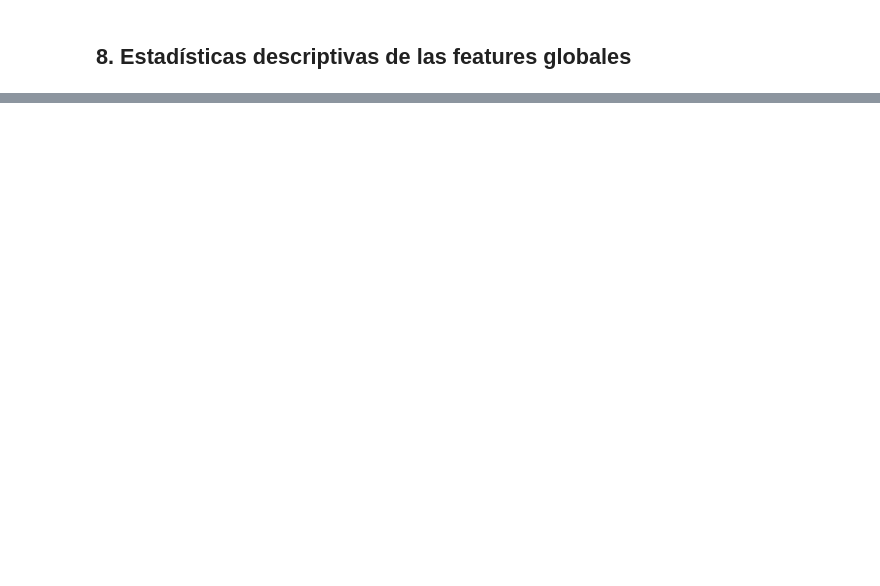
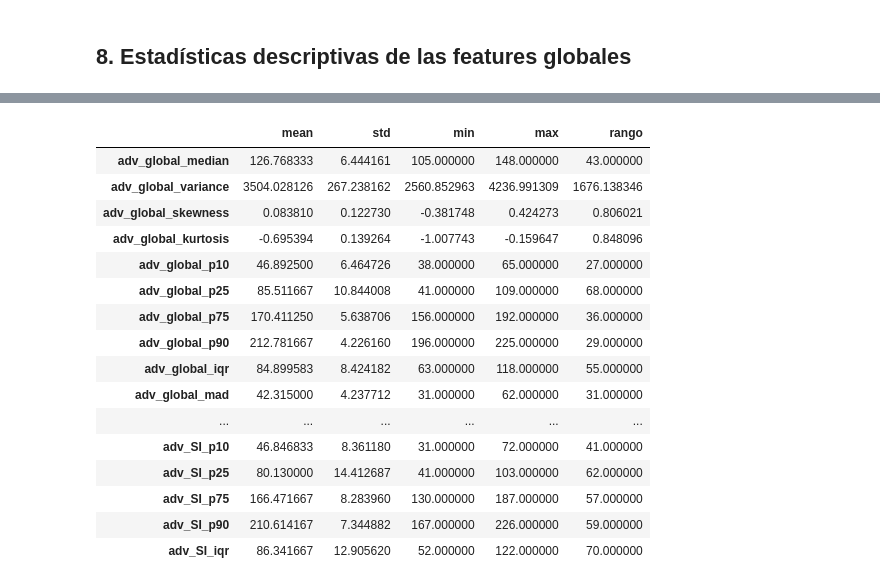
Before and after one commit to KevEstr/CAD_TBX11K, a Jupyter notebook: notebooks/05_Extraccion_Caracteristicas.ipynb, the cells around one changed output, grey strips where cells are left out. Saved outputs shown, nothing was run; the diff lists cells and outputs as text; code cells hidden in the pictures; blank space fills up the shorter version.

```diff
--- a/notebooks/05_Extraccion_Caracteristicas.ipynb
+++ b/notebooks/05_Extraccion_Caracteristicas.ipynb
@@ -332,0 +448,30 @@ tb      127.551 ± 4.268    59.7 ± 2.089  254.922 ± 0.268  5.396 ± 0.071
+# %%
+#9.2. Verificación de las nuevas características
+# Matriz únicamente con las nuevas características
+X_new = features_df[new_cols].copy()
+
+# Cantidad de valores problemáticos
+nan_count = X_new.isna().sum()
+inf_count = np.isinf(X_new).sum()
+
+# Número de valores diferentes por feature
+unique_count = X_new.nunique(dropna=True)
+
+# Features constantes
+constant_features = unique_count[unique_count <= 1].index.tolist()
+
+print('=== VERIFICACIÓN DE NUEVAS FEATURES ===')
+print(f'Total de features nuevas : {len(new_cols)}')
+print(f'Valores NaN              : {int(nan_count.sum())}')
+print(f'Valores infinitos        : {int(inf_count.sum())}')
+print(f'Features constantes      : {len(constant_features)}')
+
+if constant_features:
+    print('\nFeatures constantes encontradas:')
+    for feature in constant_features[:20]:
+        print(f'  - {feature}')
+
+    if len(constant_features) > 20:
+        print(f'  ... y {len(constant_features) - 20} adicionales')
+else:
+    print('\n✓ No se encontraron features constantes.')
@@ -332,0 +486,32 @@ tb      127.551 ± 4.268    59.7 ± 2.089  254.922 ± 0.268  5.396 ± 0.071
+# %%
+# Resumen descriptivo general
+descripcion_nuevas = X_new.describe().T
+
+descripcion_nuevas['rango'] = (
+    descripcion_nuevas['max']
+    - descripcion_nuevas['min']
+)
+
+display(
+    descripcion_nuevas[
+        ['mean', 'std', 'min', 'max', 'rango']
+    ].head(20)
+)
+# %% [output]
+|  | mean | std | min | max | rango |
+| adv_global_median | 126.768333 | 6.444161 | 105.000000 | 148.000000 | 43.000000 |
+| adv_global_variance | 3504.028126 | 267.238162 | 2560.852963 | 4236.991309 | 1676.138346 |
+| adv_global_skewness | 0.083810 | 0.122730 | -0.381748 | 0.424273 | 0.806021 |
+| adv_global_kurtosis | -0.695394 | 0.139264 | -1.007743 | -0.159647 | 0.848096 |
+| adv_global_p10 | 46.892500 | 6.464726 | 38.000000 | 65.000000 | 27.000000 |
+| adv_global_p25 | 85.511667 | 10.844008 | 41.000000 | 109.000000 | 68.000000 |
+| adv_global_p75 | 170.411250 | 5.638706 | 156.000000 | 192.000000 | 36.000000 |
+| adv_global_p90 | 212.781667 | 4.226160 | 196.000000 | 225.000000 | 29.000000 |
+| adv_global_iqr | 84.899583 | 8.424182 | 63.000000 | 118.000000 | 55.000000 |
+| adv_global_mad | 42.315000 | 4.237712 | 31.000000 | 62.000000 | 31.000000 |
+| ... | ... | ... | ... | ... | ... |
+| adv_SI_p10 | 46.846833 | 8.361180 | 31.000000 | 72.000000 | 41.000000 |
+| adv_SI_p25 | 80.130000 | 14.412687 | 41.000000 | 103.000000 | 62.000000 |
+| adv_SI_p75 | 166.471667 | 8.283960 | 130.000000 | 187.000000 | 57.000000 |
+| adv_SI_p90 | 210.614167 | 7.344882 | 167.000000 | 226.000000 | 59.000000 |
+| adv_SI_iqr | 86.341667 | 12.905620 | 52.000000 | 122.000000 | 70.000000 |
```
Also changed, not shown: parts of 30 cells of this notebook.
